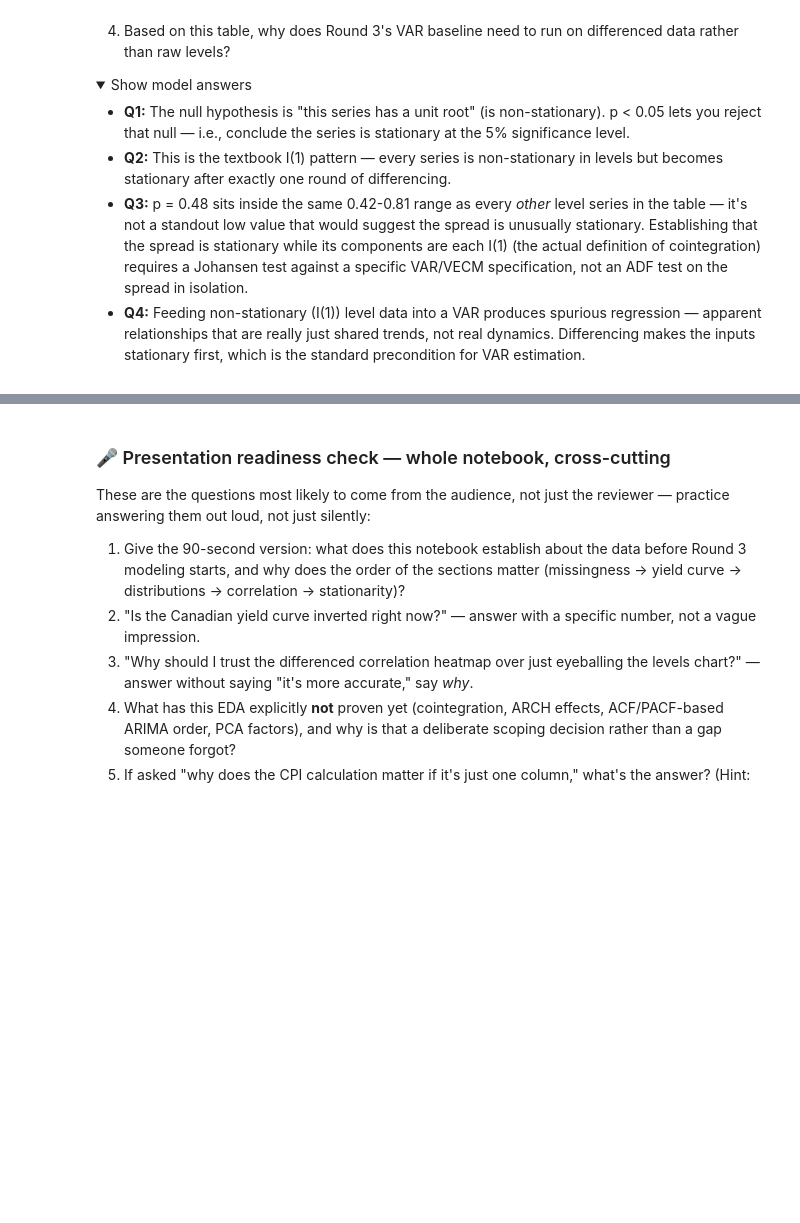
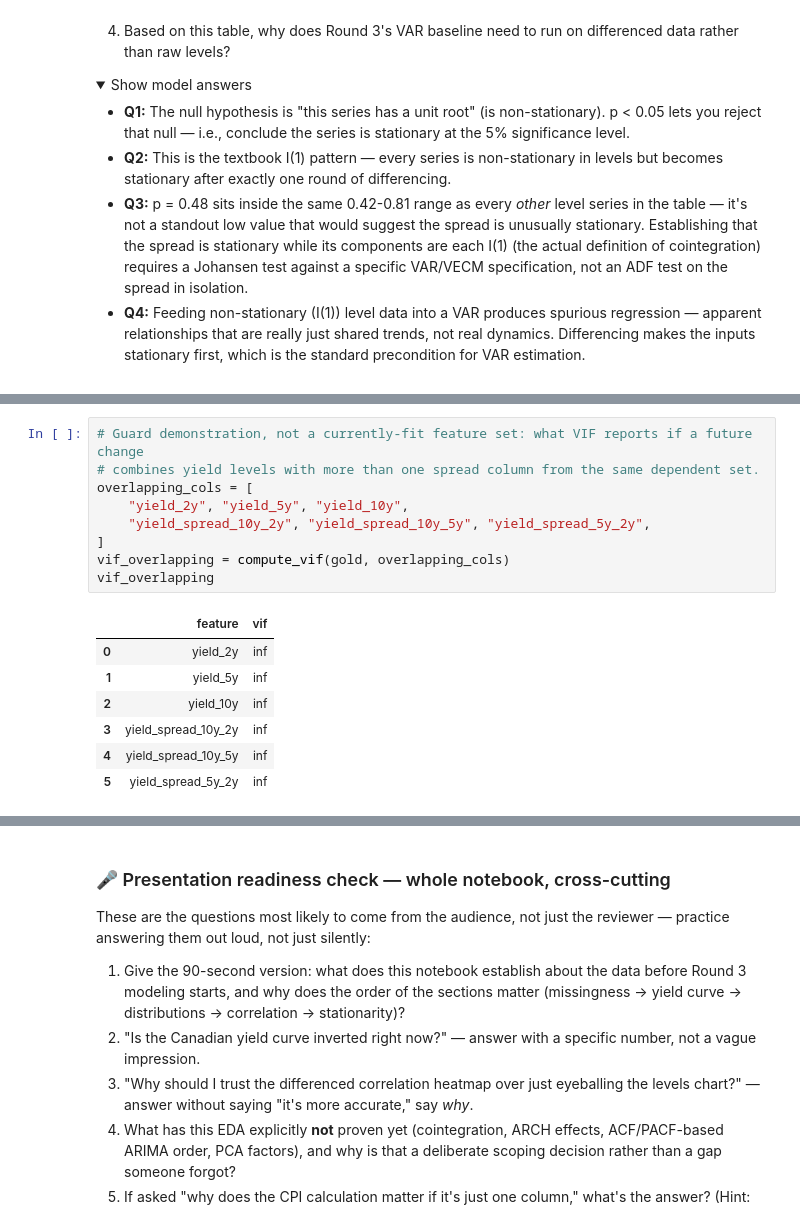
Before and after one commit to nholguinrh/DAMO-699-Capstone-project-GRP5, a Jupyter notebook: notebooks/01_eda/eda.ipynb, the cells around one changed output, grey strips where cells are left out. Cells and saved outputs as stored; diff of their text form; folded sections open; blank space fills up the shorter version.

```diff
--- a/notebooks/01_eda/eda.ipynb
+++ b/notebooks/01_eda/eda.ipynb
@@ -480,0 +542,17 @@ finding.
+# %%
+# Guard demonstration, not a currently-fit feature set: what VIF reports if a future change
+# combines yield levels with more than one spread column from the same dependent set.
+overlapping_cols = [
+    "yield_2y", "yield_5y", "yield_10y",
+    "yield_spread_10y_2y", "yield_spread_10y_5y", "yield_spread_5y_2y",
+]
+vif_overlapping = compute_vif(gold, overlapping_cols)
+vif_overlapping
+# %% [output]
+|  | feature | vif |
+| 0 | yield_2y | inf |
+| 1 | yield_5y | inf |
+| 2 | yield_10y | inf |
+| 3 | yield_spread_10y_2y | inf |
+| 4 | yield_spread_10y_5y | inf |
+| 5 | yield_spread_5y_2y | inf |
```
Also changed, not shown: parts of 5 cells of this notebook, 3 other files.
